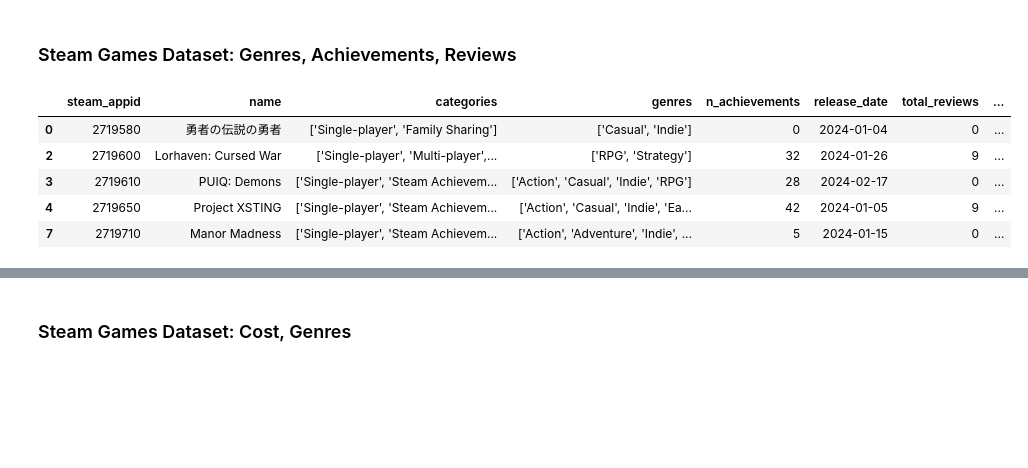
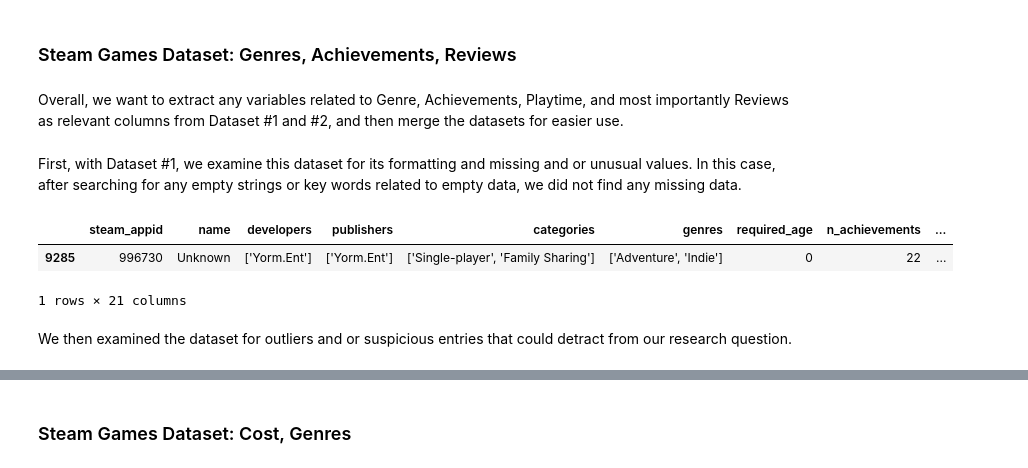
Before and after one commit to COGS108/Group100_WI26, a Jupyter notebook: 02-EDACheckpoint.ipynb, the cells around one changed output, grey strips where cells are left out. Drawn from its saved outputs; the diff is of its cells as text; code cells hidden in the pictures; blank space fills up the shorter version.

```diff
--- a/02-EDACheckpoint.ipynb
+++ b/02-EDACheckpoint.ipynb
@@ -170,65 +181,35 @@ Successfully downloaded: steam_games_3.csv
 # %% [markdown]
 ### Steam Games Dataset: Genres, Achievements, Reviews
+# %% [markdown]
+Overall, we want to extract any variables related to Genre, Achievements, Playtime, and most importantly Reviews as relevant columns from Dataset #1 and #2, and then merge the datasets for easier use.
+# %% [markdown]
+First, with Dataset #1, we examine this dataset for its formatting and missing and or unusual values.
+In this case, after searching for any empty strings or key words related to empty data, we did not find any missing data.
 # %%
 ## YOUR CODE TO LOAD/CLEAN/TIDY/WRANGLE THE DATA GOES HERE
 # Step A: Load the Dataset
 steam1 = pd.read_csv("data/00-raw/steam_games_1.csv")
 
 #Step B: Dataset Tidiness
 steam1.info
 
 #Step C: Dataset Size
 steam1.shape
 
 #Step D: Missing Data
 steam1.isna().sum #0 for every column
 (steam1 == "").sum() #Checks for empty strings, 0 for every column
 steam1.apply(lambda col: col.astype(str).str.lower().isin(["unknown", "n/a", "na", "null"]).sum()) #Checks for any of the terms in any given column. 1 in "name", 0 elsewhere
 steam1.apply(lambda col: col.astype(str).str.strip().eq("").sum()) #Checks for white spaces, 0 in all columns
 
 #One game is named one of the trigger words, so check it out
 steam1[steam1["name"].str.lower().isin(["unknown", "na", "n/a", "null", "NaN"])]
 #After further investigation via official Steam page steam_appid lookup, "Unknown" is the name of a game, therefore a false positive.
 
 #Meaning, there is no missing data.
-
-#Step E: Outliers and/or suspicious entries
-steam1.describe()
-
-#Note: price_initial has a max of $999.98
-steam1[steam1["price_initial (USD)"] > 100]
-#There are a lot of games with an initial price range of over $100 USD, so check how many
-steam1[steam1["price_initial (USD)"] > 100].count
-#There are 171 rows, meaning 171 games with an initial price range of over $100 USD.
-#This means this likely is just a strategy that developers intentionally use to prevent early purchases, while saving their game page on Steam.
-#Because of this inaccuracy to our research question, we cannot use this column from this dataset.
-
-#Note: required_age has a max of 97.
-(steam1["required_age"] > 30).sum()
-#There are 2519 games with a required age of over 30, which is unusual considering the standard age rating systems go up to 21+.
-#Having a required age count past 21 is unusual, and could indicate illegitimate age ratings.
-#Meaning, games with 30+ age ratings will be removed for improved data accuracy.
-
-#Addressing number of achievements, while 9.8k achievement count seem unusual, this should be noted, but not immediately cleaned
-steam1[steam1["n_achievements"] > 300][["name", "n_achievements"]].head()
-#All team members reached the consensus to leave these games in, as they are still considered games
-
-#Step F: Cleaning the Data
-
-steam1 = steam1[steam1["required_age"] <= 30]
-steam1 = steam1[steam1["is_released"] == True]
-steam1 = steam1.drop(columns=["price_initial (USD)", "developers", "publishers", "platforms", "review_score_desc", "additional_content", "required_age", "is_released"])
-
-#Removed the data considered harmful to our data, or unnecessary.
-
-#Step G: Saving Processed Dataset
-steam1.to_csv("data/02-processed/steam_games_1_cleaned.csv", index = False)
-
-steam1.head()
 # %% [output]
-|  | steam_appid | name | categories | genres | n_achievements | release_date | total_reviews | ... |
-| 0 | 2719580 | 勇者の伝説の勇者 | ['Single-player', 'Family Sharing'] | ['Casual', 'Indie'] | 0 | 2024-01-04 | 0 | ... |
-| 2 | 2719600 | Lorhaven: Cursed War | ['Single-player', 'Multi-player',... | ['RPG', 'Strategy'] | 32 | 2024-01-26 | 9 | ... |
-| 3 | 2719610 | PUIQ: Demons | ['Single-player', 'Steam Achievem... | ['Action', 'Casual', 'Indie', 'RPG'] | 28 | 2024-02-17 | 0 | ... |
-| 4 | 2719650 | Project XSTING | ['Single-player', 'Steam Achievem... | ['Action', 'Casual', 'Indie', 'Ea... | 42 | 2024-01-05 | 9 | ... |
-| 7 | 2719710 | Manor Madness | ['Single-player', 'Steam Achievem... | ['Action', 'Adventure', 'Indie', ... | 5 | 2024-01-15 | 0 | ... |
+|  | steam_appid | name | developers | publishers | categories | genres | required_age | n_achievements | ... |
+| 9285 | 996730 | Unknown | ['Yorm.Ent'] | ['Yorm.Ent'] | ['Single-player', 'Family Sharing'] | ['Adventure', 'Indie'] | 0 | 22 | ... |
+1 rows × 21 columns
+# %% [markdown]
+We then examined the dataset for outliers and or suspicious entries that could detract from our research question.
```
Also changed, not shown: parts of 33 cells of this notebook.
